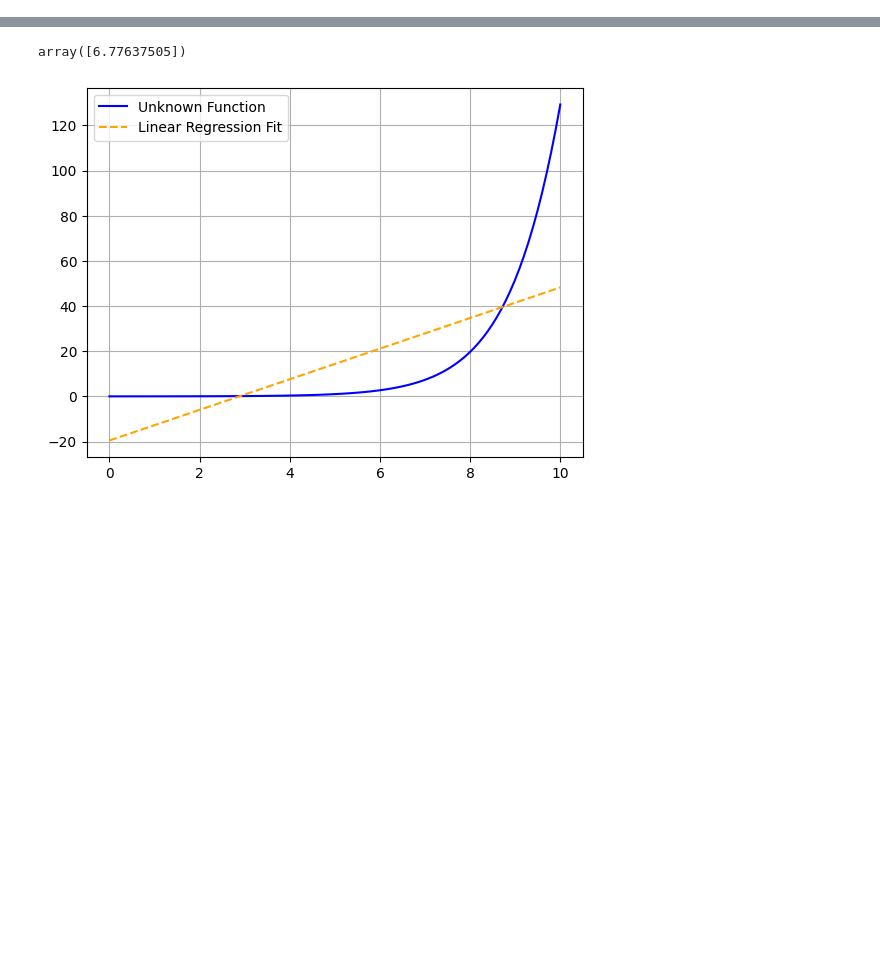
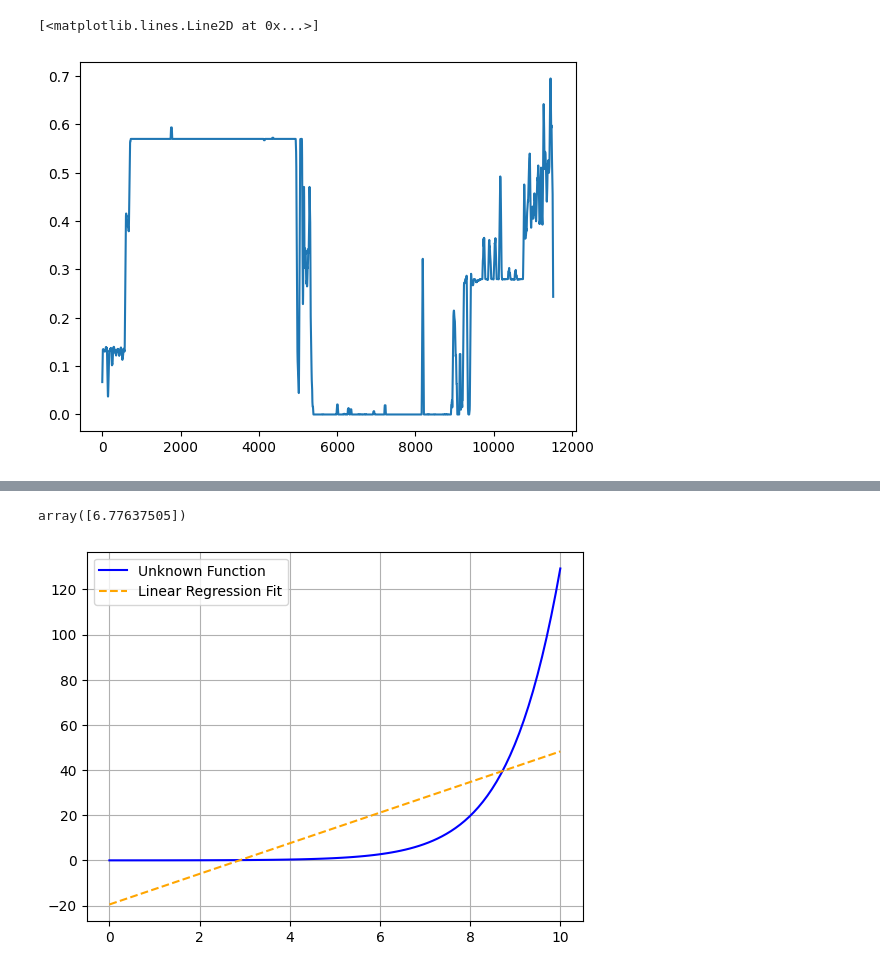
Before and after one commit to arkiven4/tinymonitor-web, a Jupyter notebook: try1.ipynb, the cells around one changed output, grey strips where cells are left out. Cells and saved outputs as stored; diff of their text form; code cells hidden in the pictures; blank space fills up the shorter version.

```diff
--- a/try1.ipynb
+++ b/try1.ipynb
@@ -250,0 +135,18 @@ from sklearn.linear_model import LinearRegression
+# %%
+end_date = "2021-05-28T05:55:00"
+start_date = "2021-01-28T06:10:00"
+
+severity_trending_datas = fetch_between_dates(start_date, end_date, "db/severity_trendings.db", "severity_trendings")
+sensor_datas = fetch_between_dates(start_date, end_date, "db/severity_trendings.db", "original_sensor")
+
+data_timestamp = sensor_datas[:, 1]
+severity_trending_datas = severity_trending_datas[:, 2:].astype(float)
+sensor_datas = sensor_datas[:, 2:].astype(float)
+
+window_size = 30
+kernel = np.ones(window_size) / window_size
+
+severity_trending_datas = (severity_trending_datas - 0) / (100 - 0 )
+
+for i in range(len(feature_set)):
+    severity_trending_datas[:, i] = np.convolve(severity_trending_datas[:, i], kernel, mode='same')
@@ -250,0 +210,5 @@ from sklearn.linear_model import LinearRegression
+# %%
+plt.plot(severity_trending_datas[:, 8])
+# %% [output]
+[<matplotlib.lines.Line2D at 0x...>]
+[figure, added]
```
Also changed, not shown: parts of 19 cells of this notebook, 24 other files.
